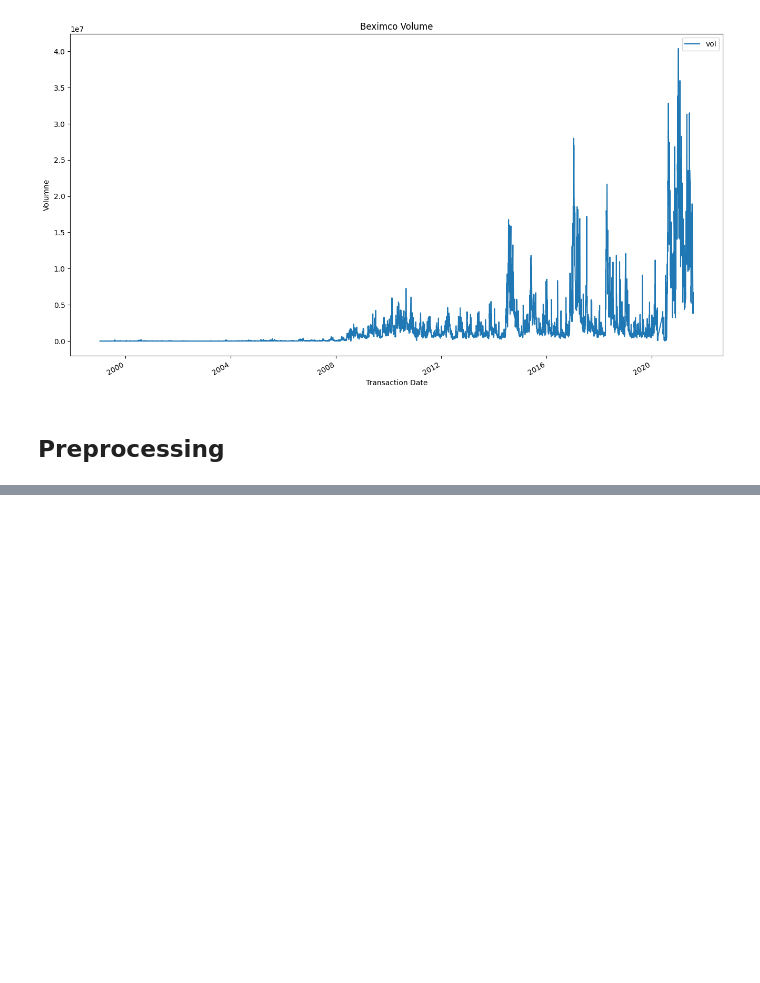
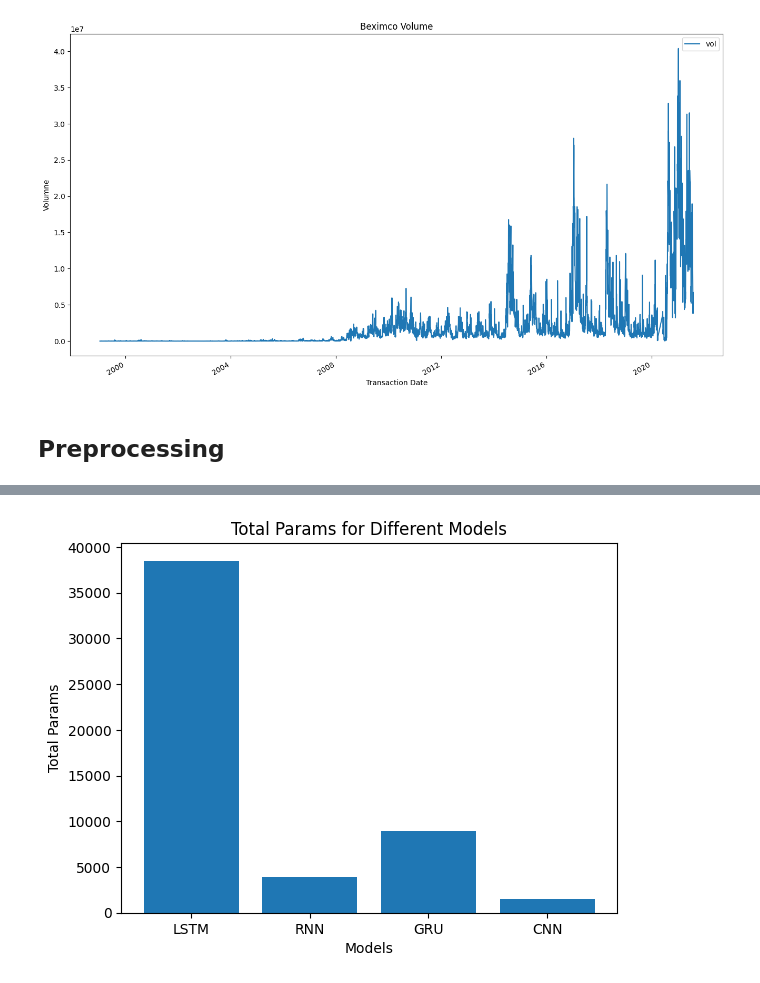
Before and after one commit to Mashfiqur-Rahman/stock-market-analysis-using-ml, a Jupyter notebook: notebooks/Deep_Learning_Algorithms.ipynb, the cells around one changed output, grey strips where cells are left out. Cells and saved outputs as stored; diff of their text form; code cells hidden in the pictures; blank space fills up the shorter version.

```diff
--- a/notebooks/Deep_Learning_Algorithms.ipynb
+++ b/notebooks/Deep_Learning_Algorithms.ipynb
@@ -290,0 +291,13 @@ R2 is : 0.7955997842568738
+# %%
+import matplotlib.pyplot as plt
+
+models = ['LSTM', 'RNN', 'GRU', 'CNN']
+total_params = [38501, 3906, 8901, 1473]
+
+plt.bar(models, total_params)
+plt.xlabel('Models')
+plt.ylabel('Total Params')
+plt.title('Total Params for Different Models')
+plt.show()
+# %% [output]
+[figure, added]
```
Also changed, not shown: parts of 7 cells of this notebook.
